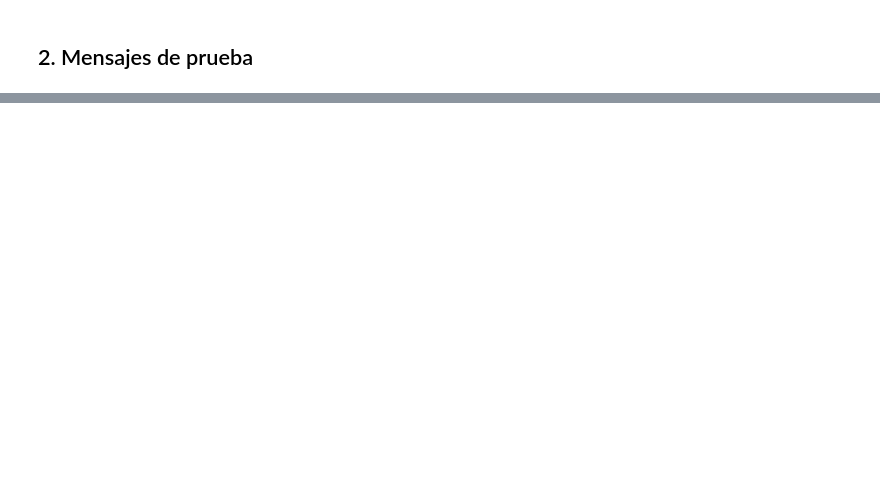
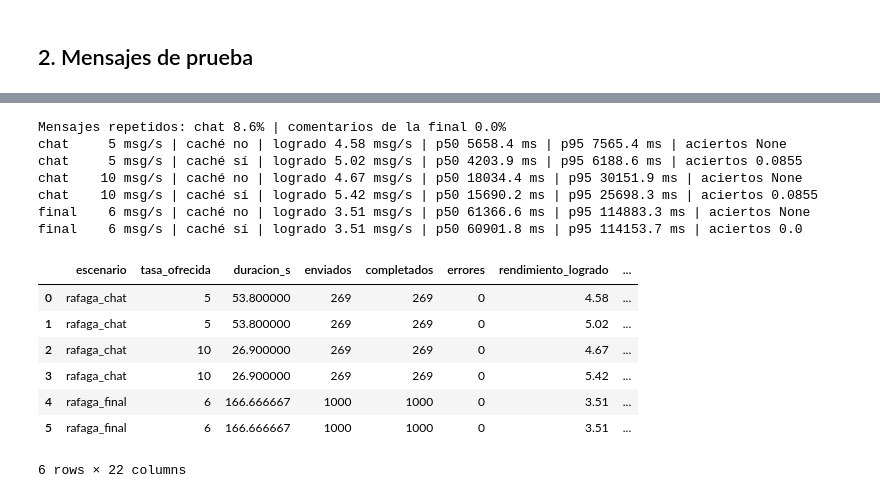
Before and after one commit to santiagortegasegura/emotion_futbol, a Jupyter notebook: notebooks/20_Pruebas_Carga.ipynb, the cells around one changed output, grey strips where cells are left out. Saved outputs shown, nothing was run; the diff lists cells and outputs as text; code cells hidden in the pictures; blank space fills up the shorter version.

```diff
--- a/notebooks/20_Pruebas_Carga.ipynb
+++ b/notebooks/20_Pruebas_Carga.ipynb
@@ -105,0 +203,37 @@ resultados_com
+# %%
+def repetidos(textos):
+    vistos, rep = set(), 0
+    for t in textos:
+        rep += t.strip() in vistos
+        vistos.add(t.strip())
+    return rep / len(textos)
+
+reps = {"chat": repetidos(textos_chat), "final": repetidos(textos_final)}
+print(f"Mensajes repetidos: chat {reps['chat']:.1%} | comentarios de la final {reps['final']:.1%}")
+
+filas = []
+for nombre, textos, tasa in [("chat", textos_chat, 5), ("chat", textos_chat, 10), ("final", textos_final[:1000], 6)]:
+    for usar in (False, True):
+        r = await rafaga(URL, textos, tasa, usar_cache=usar, escenario=f"rafaga_{nombre}")
+        filas.append(r.__dict__)
+        print(f"{nombre:<6} {tasa:>3} msg/s | caché {'sí' if usar else 'no'} | logrado {r.rendimiento_logrado} msg/s | "
+              f"p50 {r.latencia_p50_ms} ms | p95 {r.latencia_p95_ms} ms | aciertos {r.cache_tasa_aciertos}")
+        time.sleep(10)
+resultados_cache = pd.DataFrame(filas)
+resultados_cache
+# %% [output]
+Mensajes repetidos: chat 8.6% | comentarios de la final 0.0%
+chat     5 msg/s | caché no | logrado 4.58 msg/s | p50 5658.4 ms | p95 7565.4 ms | aciertos None
+chat     5 msg/s | caché sí | logrado 5.02 msg/s | p50 4203.9 ms | p95 6188.6 ms | aciertos 0.0855
+chat    10 msg/s | caché no | logrado 4.67 msg/s | p50 18034.4 ms | p95 30151.9 ms | aciertos None
+chat    10 msg/s | caché sí | logrado 5.42 msg/s | p50 15690.2 ms | p95 25698.3 ms | aciertos 0.0855
+final    6 msg/s | caché no | logrado 3.51 msg/s | p50 61366.6 ms | p95 114883.3 ms | aciertos None
+final    6 msg/s | caché sí | logrado 3.51 msg/s | p50 60901.8 ms | p95 114153.7 ms | aciertos 0.0
+|  | escenario | tasa_ofrecida | duracion_s | enviados | completados | errores | rendimiento_logrado | ... |
+| 0 | rafaga_chat | 5 | 53.800000 | 269 | 269 | 0 | 4.58 | ... |
+| 1 | rafaga_chat | 5 | 53.800000 | 269 | 269 | 0 | 5.02 | ... |
+| 2 | rafaga_chat | 10 | 26.900000 | 269 | 269 | 0 | 4.67 | ... |
+| 3 | rafaga_chat | 10 | 26.900000 | 269 | 269 | 0 | 5.42 | ... |
+| 4 | rafaga_final | 6 | 166.666667 | 1000 | 1000 | 0 | 3.51 | ... |
+| 5 | rafaga_final | 6 | 166.666667 | 1000 | 1000 | 0 | 3.51 | ... |
+6 rows × 22 columns
```
Also changed, not shown: parts of 24 cells of this notebook, 4 other files.
